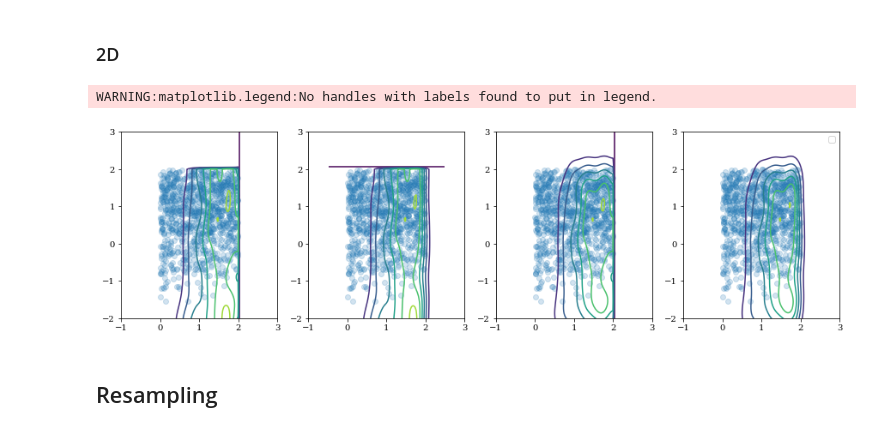
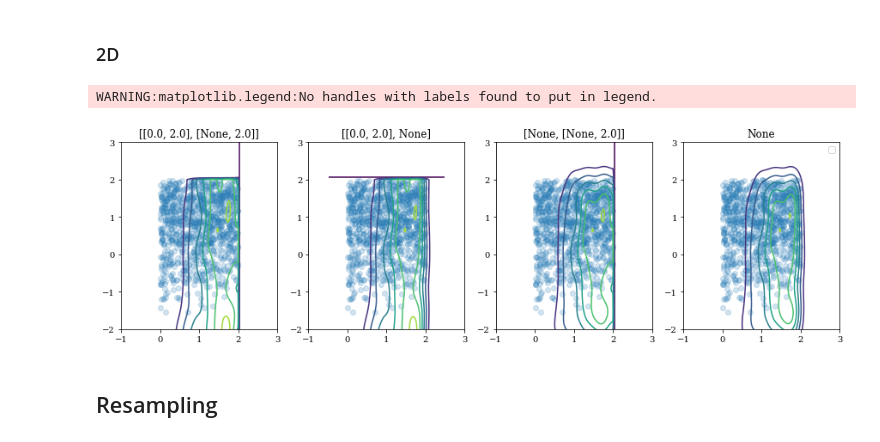
Before and after one commit to lzkelley/kalepy, a Jupyter notebook: notebooks/kde.ipynb, the cells around one changed output. Saved outputs shown, nothing was run; the diff lists cells and outputs as text; code cells hidden in the pictures.

```diff
--- a/notebooks/kde.ipynb
+++ b/notebooks/kde.ipynb
@@ -358,47 +365,37 @@ inside = True
 outside = True
 for ii, ref in enumerate(reflect):
     if ref[0] is None:
         ref[0] = -np.inf
     if ref[1] is None:
         ref[1] = np.inf
     inside = inside & (ref[0] < grid[ii]) & (grid[ii] < ref[1])
     outside = outside & ((grid[ii] < ref[0]) | (ref[1] < grid[ii]))
 
 assert np.all(pdf_1d[inside] > 0.0), "Inside has zero values!"
 assert np.allclose(pdf_1d[outside], 0.0), "Outside has non-zero values!"
 
 area = width[0][:, np.newaxis] * width[1][np.newaxis, :]
 prob_tot = np.sum(pdf * area)
 assert np.isclose(prob_tot, 1.0, rtol=3e-2), "`prob_tot` = '{}' is not unity!".format(prob_tot)
 
-# ax.hist(aa, bins=edges, alpha=0.5, color='0.3', edgecolor='k', density=True)
-#
-# boundaries = [None, [0.0, None], [None, 2.0], [0.0, 2.0]]
-# lines = ['-', '--', ':', '-.']
-# colors = ['0.5', 'red', 'blue', 'orange']
-# for bnd, cc, ls in zip(boundaries, colors, lines):
-#     kde = kdes.KDE(aa)
-#     pdf = kde.pdf(cgrid, reflect=bnd)
-#     ax.plot(cgrid, pdf, color=cc, ls=ls, lw=4.0, alpha=0.8, label=str(bnd))
-
 reflections = [
     [[0.0, 2.0], [None, 2.0]],
     [[0.0, 2.0], None],
     [None, [None, 2.0]],
     None
 ]
-for ii, ax in enumerate(axes):
-    pdf_1d = kde.pdf(grid, reflect=reflections[ii])
+for ii, (ax, reflect) in enumerate(zip(axes, reflections)):
+    pdf_1d = kde.pdf(grid, reflect=reflect)
     pdf = pdf_1d.reshape(hist.shape)
     ax.contour(*cgrid, pdf)
 
-    ax.set(xlim=[-1.0, 3.0], ylim=[-2, 3])
+    ax.set(xlim=[-1.0, 3.0], ylim=[-2, 3], title=str(reflect))
 
 plt.legend()
 plt.show()
 # %% [output]
 WARNING:matplotlib.legend:No handles with labels found to put in legend.
-[figure, old version]
+[figure, new version]
 # %% [markdown]
 ## Resampling
 # %% [markdown]
```
Also changed, not shown: parts of 3 cells of this notebook, 5 other files.
